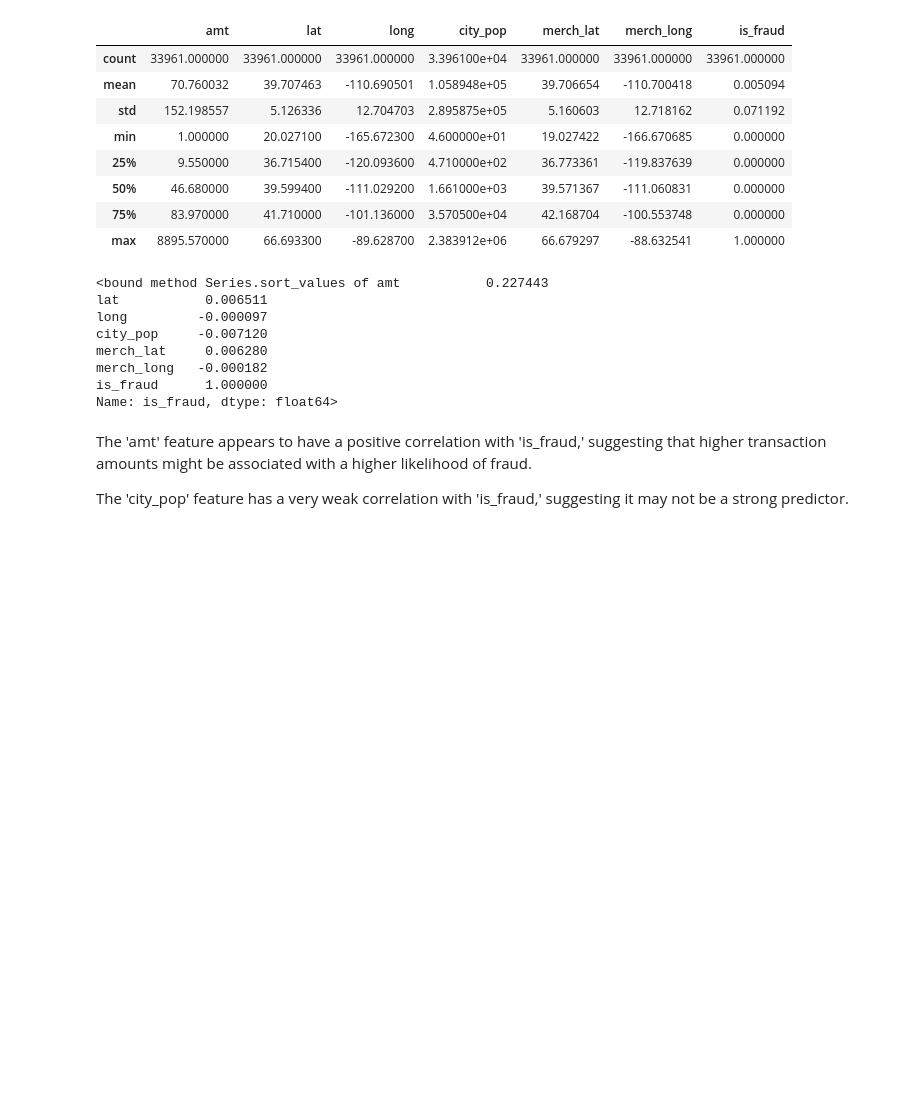
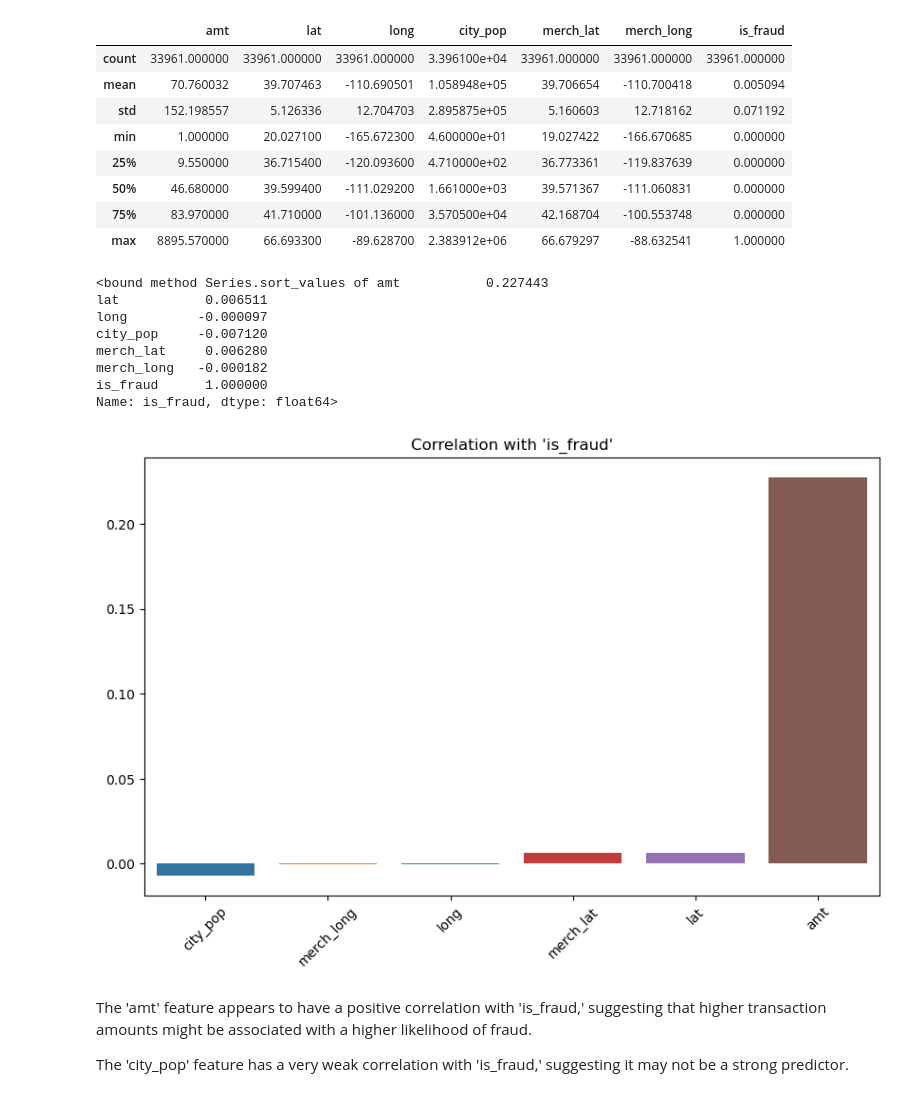
Before and after one commit to IT21070594/FDM-Project, a Jupyter notebook: Credit_Card_Fraud_Detection.ipynb, the cells around one changed output. Saved outputs shown, nothing was run; the diff lists cells and outputs as text; code cells hidden in the pictures; blank space fills up the shorter version.

Commit message:
Added bar plots

```diff
--- a/Credit_Card_Fraud_Detection.ipynb
+++ b/Credit_Card_Fraud_Detection.ipynb
@@ -81,6 +81,22 @@ merch_lat     0.006280
 merch_long   -0.000182
 is_fraud      1.000000
 Name: is_fraud, dtype: float64>
+# %%
+import seaborn as sns
+import matplotlib.pyplot as plt
+
+# Assuming 'corr' contains the correlation values
+# Drop the 'is_fraud' correlation as it's always 1
+corr = corr().drop('is_fraud')
+
+# Create a bar plot
+plt.figure(figsize=(10, 6))
+sns.barplot(x=corr.index, y=corr.values)
+plt.title("Correlation with 'is_fraud'")
+plt.xticks(rotation=45)
+plt.show()
+# %% [output]
+[figure, added]
 # %% [markdown]
 The 'amt' feature appears to have a positive correlation with 'is_fraud,' suggesting that higher transaction amounts might be associated with a higher likelihood of fraud.
 
```
Also changed, not shown: parts of 4 cells of this notebook, 1 other file.
